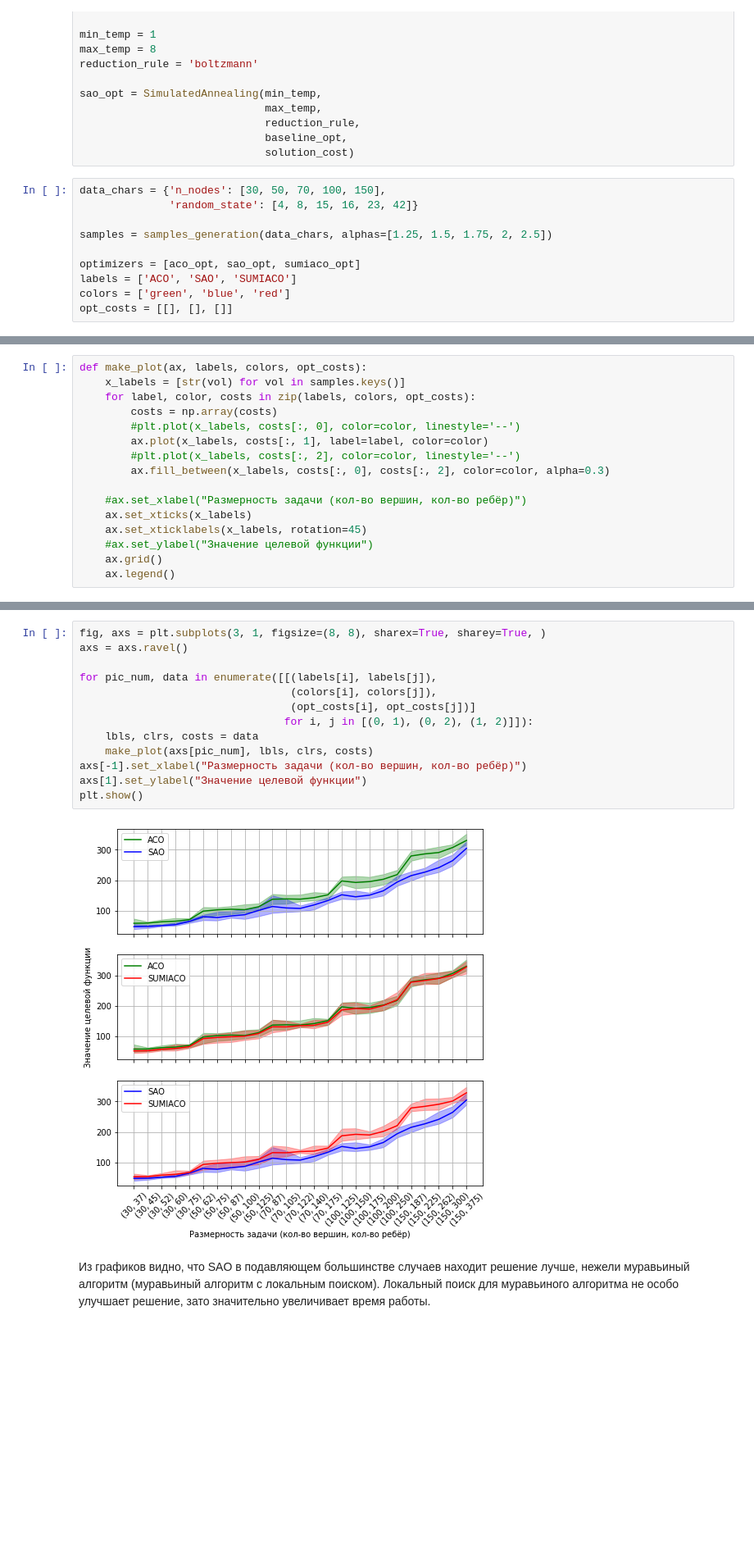
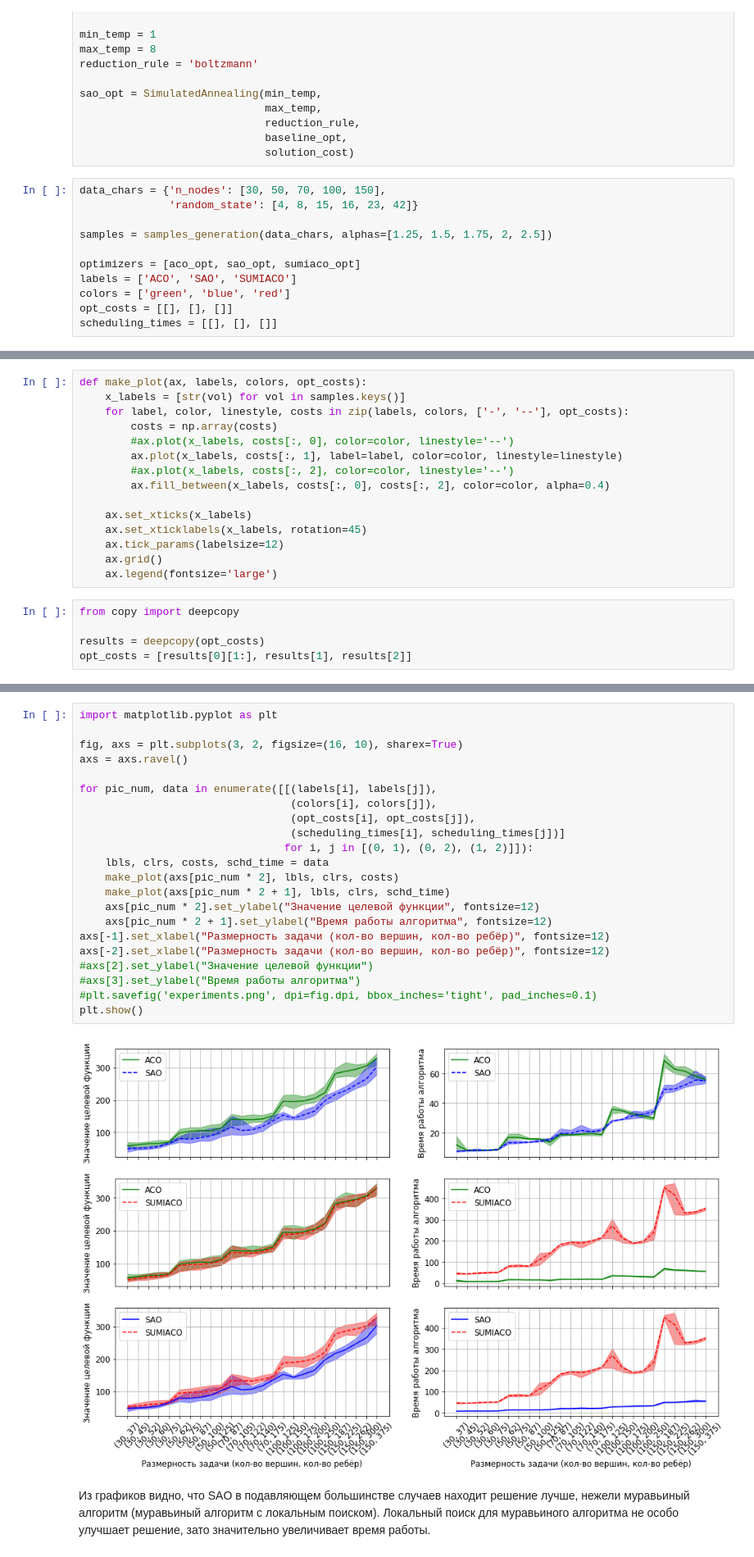
Before and after one commit to Crotokot/SchedulingProblem, a Jupyter notebook: Code/SchedulingProblem.ipynb, the cells around one changed output, grey strips where cells are left out. Shown at 82% size. Cells and saved outputs as stored; diff of their text form; blank space fills up the shorter version.

Commit message:
solution cost and time plots

```diff
--- a/Code/SchedulingProblem.ipynb
+++ b/Code/SchedulingProblem.ipynb
@@ -1277,4 +1277,5 @@ optimizers = [aco_opt, sao_opt, sumiaco_opt]
 labels = ['ACO', 'SAO', 'SUMIACO']
 colors = ['green', 'blue', 'red']
 opt_costs = [[], [], []]
+scheduling_times = [[], [], []]
 # %%
@@ -1314,16 +1330,20 @@ Sample group progress: 1.0
 # %%
 def make_plot(ax, labels, colors, opt_costs):
     x_labels = [str(vol) for vol in samples.keys()]
-    for label, color, costs in zip(labels, colors, opt_costs):
+    for label, color, linestyle, costs in zip(labels, colors, ['-', '--'], opt_costs):
         costs = np.array(costs)
-        #plt.plot(x_labels, costs[:, 0], color=color, linestyle='--')
-        ax.plot(x_labels, costs[:, 1], label=label, color=color)
-        #plt.plot(x_labels, costs[:, 2], color=color, linestyle='--')
-        ax.fill_between(x_labels, costs[:, 0], costs[:, 2], color=color, alpha=0.3)
+        #ax.plot(x_labels, costs[:, 0], color=color, linestyle='--')
+        ax.plot(x_labels, costs[:, 1], label=label, color=color, linestyle=linestyle)
+        #ax.plot(x_labels, costs[:, 2], color=color, linestyle='--')
+        ax.fill_between(x_labels, costs[:, 0], costs[:, 2], color=color, alpha=0.4)
 
-    #ax.set_xlabel("Размерность задачи (кол-во вершин, кол-во ребёр)")
     ax.set_xticks(x_labels)
     ax.set_xticklabels(x_labels, rotation=45)
-    #ax.set_ylabel("Значение целевой функции")
+    ax.tick_params(labelsize=12)
     ax.grid()
-    ax.legend()
+    ax.legend(fontsize='large')
+# %%
+from copy import deepcopy
+
+results = deepcopy(opt_costs)
+opt_costs = [results[0][1:], results[1], results[2]]
@@ -1330,18 +1362,27 @@ def make_plot(ax, labels, colors, opt_costs):
 # %%
-fig, axs = plt.subplots(3, 1, figsize=(8, 8), sharex=True, sharey=True, )
+import matplotlib.pyplot as plt
+
+fig, axs = plt.subplots(3, 2, figsize=(16, 10), sharex=True)
 axs = axs.ravel()
 
 for pic_num, data in enumerate([[(labels[i], labels[j]),
                                  (colors[i], colors[j]),
-                                 (opt_costs[i], opt_costs[j])]
+                                 (opt_costs[i], opt_costs[j]),
+                                 (scheduling_times[i], scheduling_times[j])]
                                 for i, j in [(0, 1), (0, 2), (1, 2)]]):
-    lbls, clrs, costs = data
-    make_plot(axs[pic_num], lbls, clrs, costs)
-axs[-1].set_xlabel("Размерность задачи (кол-во вершин, кол-во ребёр)")
-axs[1].set_ylabel("Значение целевой функции")
+    lbls, clrs, costs, schd_time = data
+    make_plot(axs[pic_num * 2], lbls, clrs, costs)
+    make_plot(axs[pic_num * 2 + 1], lbls, clrs, schd_time)
+    axs[pic_num * 2].set_ylabel("Значение целевой функции", fontsize=12)
+    axs[pic_num * 2 + 1].set_ylabel("Время работы алгоритма", fontsize=12)
+axs[-1].set_xlabel("Размерность задачи (кол-во вершин, кол-во ребёр)", fontsize=12)
+axs[-2].set_xlabel("Размерность задачи (кол-во вершин, кол-во ребёр)", fontsize=12)
+#axs[2].set_ylabel("Значение целевой функции")
+#axs[3].set_ylabel("Время работы алгоритма")
+#plt.savefig('experiments.png', dpi=fig.dpi, bbox_inches='tight', pad_inches=0.1)
 plt.show()
 # %% [output]
-[figure, old version]
+[figure, new version]
 # %% [markdown]
 Из графиков видно, что SAO в подавляющем большинстве случаев находит решение лучше, нежели муравьиный алгоритм (муравьиный алгоритм с локальным поиском). Локальный поиск для муравьиного алгоритма не особо улучшает решение, зато значительно увеличивает время работы.
 # %%
```
Also changed, not shown: parts of 3 cells of this notebook.
